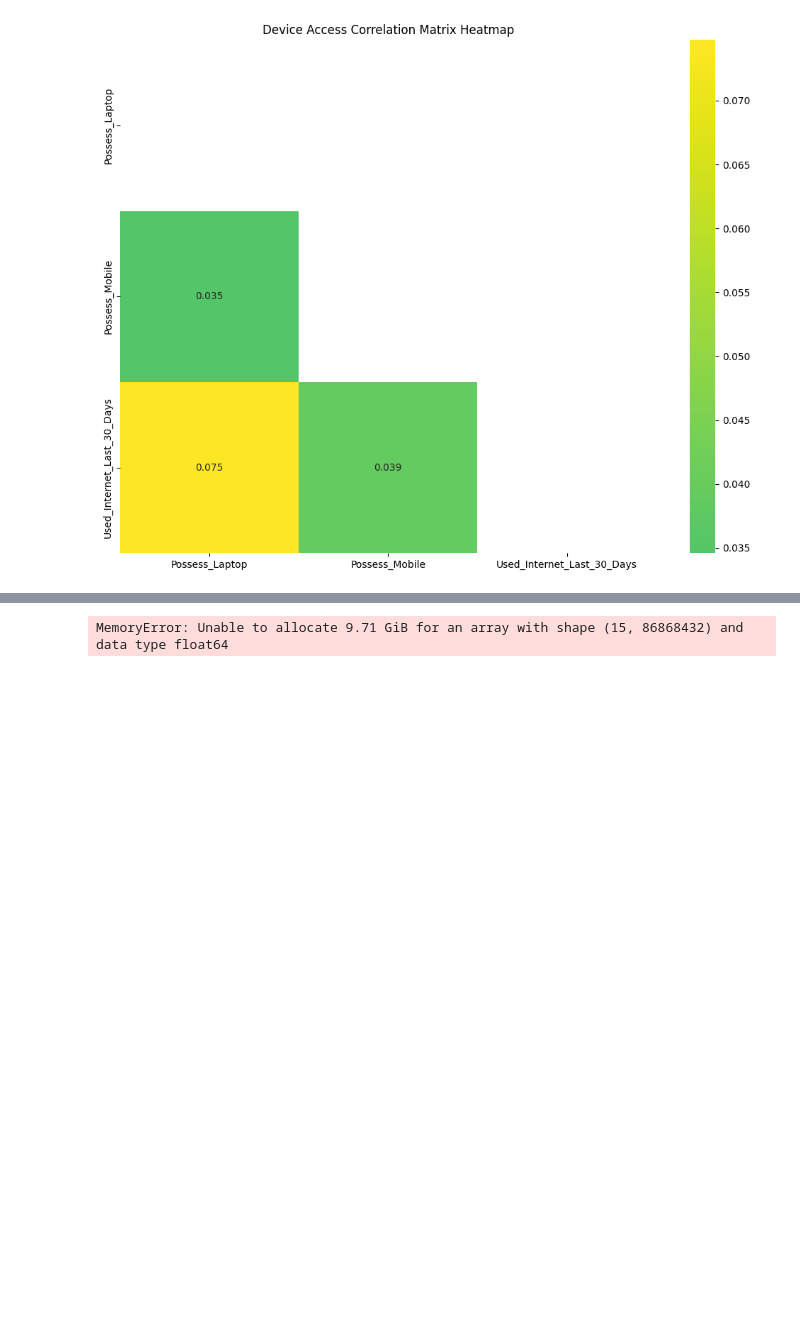
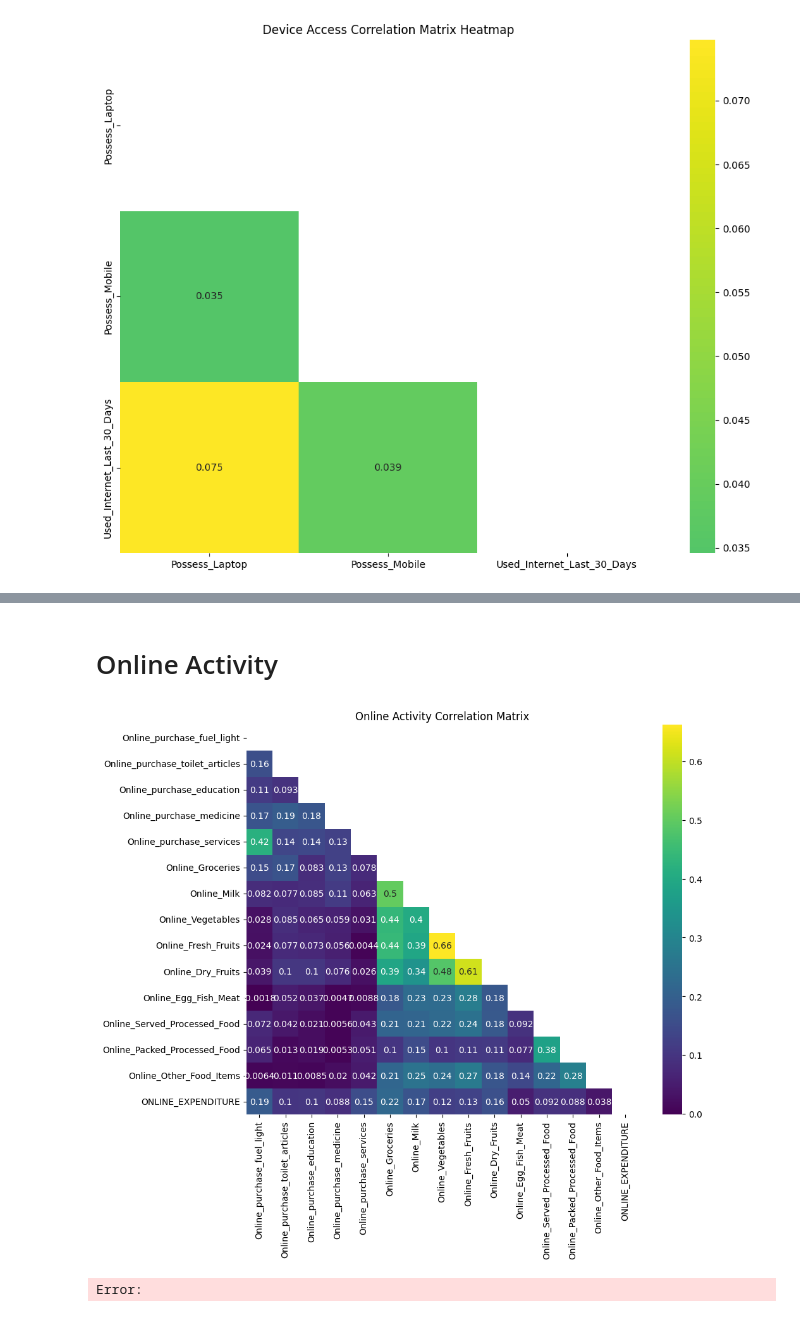
Before and after one commit to Rudra-G-23/rural-financial-inclusion-govt-scheme-recommendation, a Jupyter notebook: notebooks/correlations-all-levels/corr-04-corr-of-sub-themes.ipynb, the cells around one changed output, grey strips where cells are left out. Saved outputs shown, nothing was run; the diff lists cells and outputs as text; code cells hidden in the pictures; blank space fills up the shorter version.

```diff
--- a/notebooks/correlations-all-levels/corr-04-corr-of-sub-themes.ipynb
+++ b/notebooks/correlations-all-levels/corr-04-corr-of-sub-themes.ipynb
@@ -296,8 +403,28 @@ l
+# %% [markdown]
+# Online Activity
+# %%
+online_activity_cols_04_07_15 = [
+    'Online_purchase_fuel_light',
+ 'Online_purchase_toilet_articles',
+ 'Online_purchase_education',
+ 'Online_purchase_medicine',
+ 'Online_purchase_services',
+ 'Online_Groceries',
+ 'Online_Milk',
+ 'Online_Vegetables',
+ 'Online_Fresh_Fruits',
+ 'Online_Dry_Fruits',
+ 'Online_Egg_Fish_Meat',
+ 'Online_Served_Processed_Food',
+ 'Online_Packed_Processed_Food',
+ 'Online_Other_Food_Items',
+ 'ONLINE_EXPENDITURE']
 # %%
 merge_plot_heatmap(
     levels=[4, 7, 15],
-    cols=online_activity_cols_04_07,
+    cols=online_activity_cols_04_07_15 ,
     title="Online Activity"
 )
 # %% [output]
+[figure, added]
-MemoryError: Unable to allocate 9.71 GiB for an array with shape (15, 86868432) and data type float64
+Error:
```
Also changed, not shown: parts of 27 cells of this notebook.
